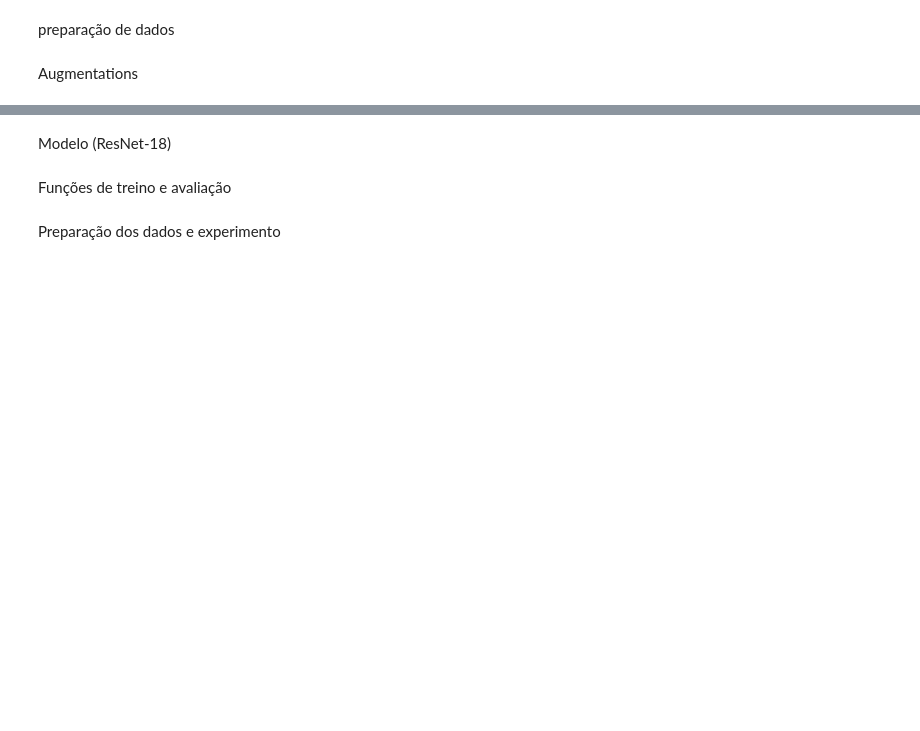
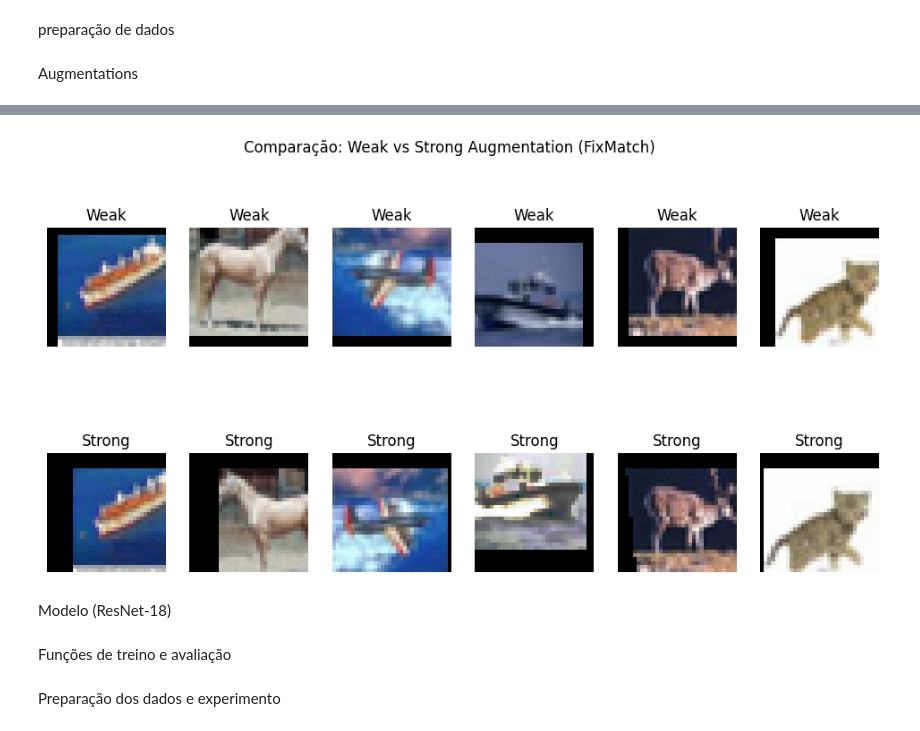
Before and after one commit to PAULA-123/FixMatch_deep_learning, a Jupyter notebook: FixMatch.ipynb, the cells around one changed output, grey strips where cells are left out. Saved outputs shown, nothing was run; the diff lists cells and outputs as text; code cells hidden in the pictures; blank space fills up the shorter version.

```diff
--- a/FixMatch.ipynb
+++ b/FixMatch.ipynb
@@ -142,3 +169,24 @@ test_tf = T.Compose([
+# %%
+u_w, u_s = next(iter(unlabeled_loader))
+
+plt.figure(figsize=(12, 6))
+for i in range(6):
+    # weak
+    plt.subplot(2, 6, i + 1)
+    plt.imshow(denormalize(u_w[i]))
+    plt.title("Weak")
+    plt.axis("off")
+
+    # strong
+    plt.subplot(2, 6, i + 7)
+    plt.imshow(denormalize(u_s[i]))
+    plt.title("Strong")
+    plt.axis("off")
+
+plt.suptitle("Comparação: Weak vs Strong Augmentation (FixMatch)")
+plt.show()
+# %% [output]
+[figure, added]
 # %% [markdown]
 Modelo (ResNet-18)
 # %%
```
Also changed, not shown: parts of 5 cells of this notebook.
